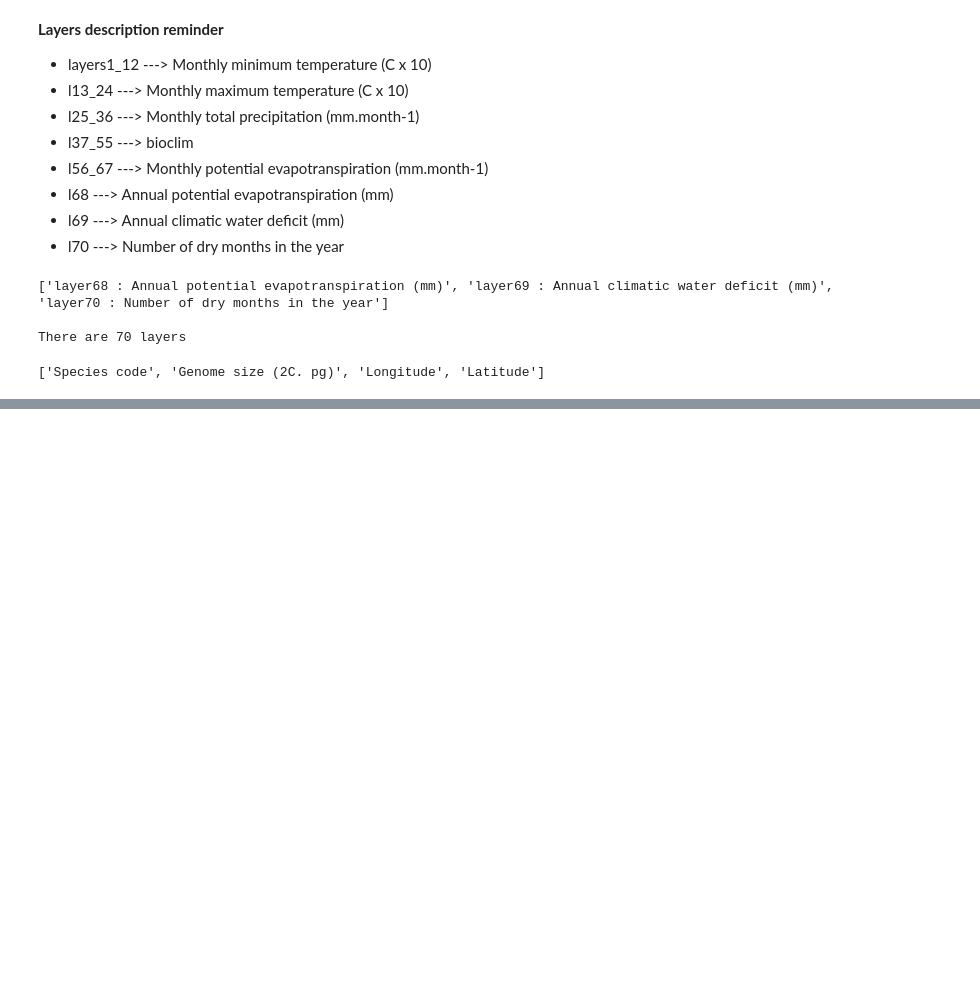
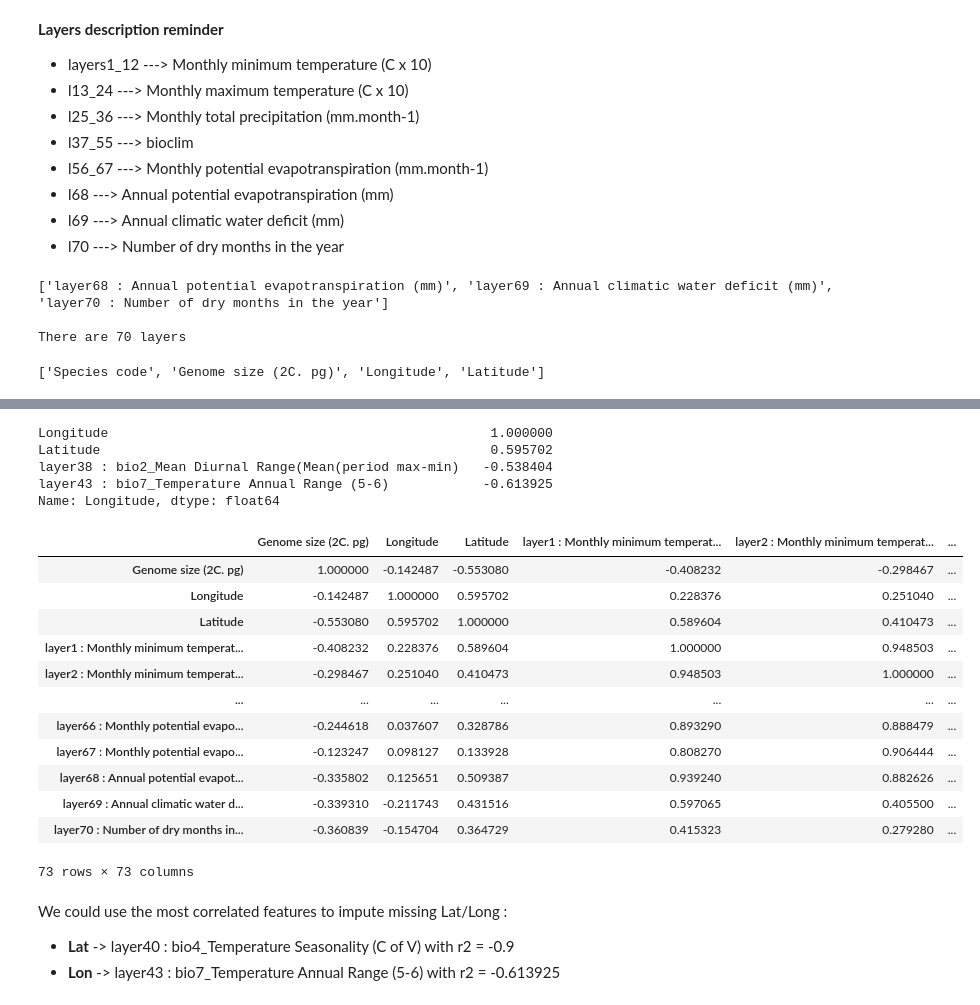
Before and after one commit to tahiri-lab/py_madaclim, a Jupyter notebook: src/data_exploration.ipynb, the cells around one changed output, grey strips where cells are left out. Cells and saved outputs as stored; diff of their text form; code cells hidden in the pictures; blank space fills up the shorter version.

Commit message:
Lat/lon correlations with geocloim feats

```diff
--- a/src/data_exploration.ipynb
+++ b/src/data_exploration.ipynb
@@ -716,0 +851,30 @@ gdf_gbs[get_layers(mada_layers, 1, 1)].plot.hist(bins=15, legend=False, alpha=0.
+# %%
+# Correlation with Longitude
+gdf_gbs.corr()[abs(gdf_gbs.corr()["Longitude"])>0.5]["Longitude"]
+# %% [output]
+Longitude                                                 1.000000
+Latitude                                                  0.595702
+layer38 : bio2_Mean Diurnal Range(Mean(period max-min)   -0.538404
+layer43 : bio7_Temperature Annual Range (5-6)            -0.613925
+Name: Longitude, dtype: float64
+# %%
+# All pairs
+gdf_gbs.corr()
+# %% [output]
+|  | Genome size (2C. pg) | Longitude | Latitude | layer1 : Monthly minimum temperat... | layer2 : Monthly minimum temperat... | ... |
+| Genome size (2C. pg) | 1.000000 | -0.142487 | -0.553080 | -0.408232 | -0.298467 | ... |
+| Longitude | -0.142487 | 1.000000 | 0.595702 | 0.228376 | 0.251040 | ... |
+| Latitude | -0.553080 | 0.595702 | 1.000000 | 0.589604 | 0.410473 | ... |
+| layer1 : Monthly minimum temperat... | -0.408232 | 0.228376 | 0.589604 | 1.000000 | 0.948503 | ... |
+| layer2 : Monthly minimum temperat... | -0.298467 | 0.251040 | 0.410473 | 0.948503 | 1.000000 | ... |
+| ... | ... | ... | ... | ... | ... | ... |
+| layer66 : Monthly potential evapo... | -0.244618 | 0.037607 | 0.328786 | 0.893290 | 0.888479 | ... |
+| layer67 : Monthly potential evapo... | -0.123247 | 0.098127 | 0.133928 | 0.808270 | 0.906444 | ... |
+| layer68 : Annual potential evapot... | -0.335802 | 0.125651 | 0.509387 | 0.939240 | 0.882626 | ... |
+| layer69 : Annual climatic water d... | -0.339310 | -0.211743 | 0.431516 | 0.597065 | 0.405500 | ... |
+| layer70 : Number of dry months in... | -0.360839 | -0.154704 | 0.364729 | 0.415323 | 0.279280 | ... |
+73 rows × 73 columns
+# %% [markdown]
+We could use the most correlated features to impute missing Lat/Long :
+- **Lat** -> layer40 : bio4_Temperature Seasonality (C of V) with r2 = -0.9
+- **Lon** -> layer43 : bio7_Temperature Annual Range (5-6) with r2 = -0.613925
```
Also changed, not shown: parts of 24 cells of this notebook.
